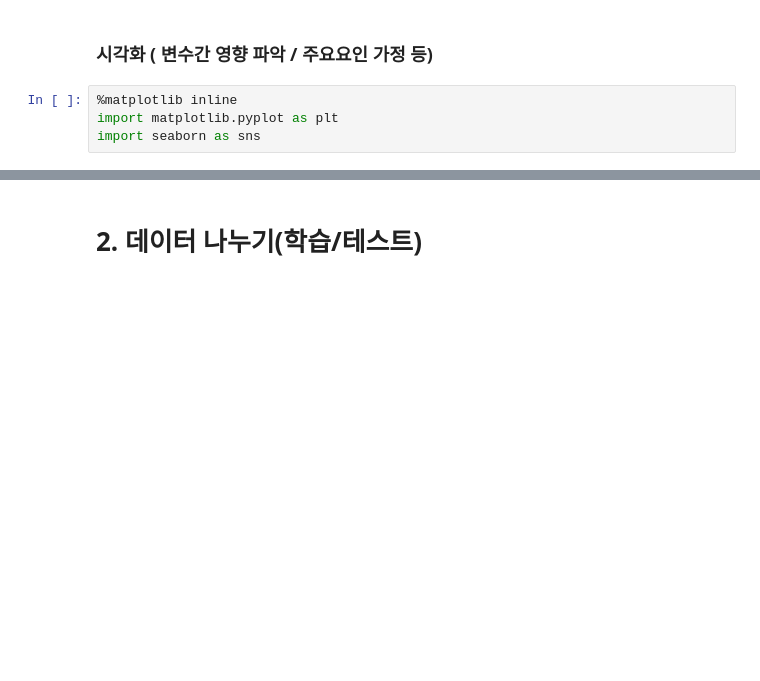
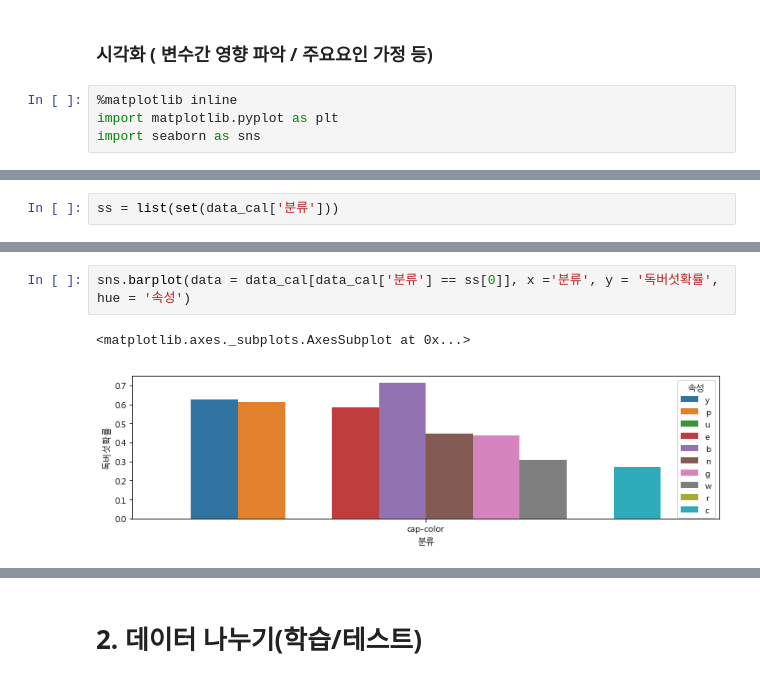
Before and after one commit to namsoojang/Play_with_Data_2nd, a Jupyter notebook: 개인공유/장남수/4강추가-판다스&그래프_머쉬룸분류/Pandas&Randomforest_v2.ipynb, the cells around one changed output, grey strips where cells are left out. Cells and saved outputs as stored; diff of their text form; blank space fills up the shorter version.

```diff
--- a/개인공유/장남수/4강추가-판다스&그래프_머쉬룸분류/Pandas&Randomforest_v2.ipynb
+++ b/개인공유/장남수/4강추가-판다스&그래프_머쉬룸분류/Pandas&Randomforest_v2.ipynb
@@ -125,0 +222,2 @@ data.head()
+# %%
+ss = list(set(data_cal['분류']))
@@ -125,0 +236,5 @@ data.head()
+# %%
+sns.barplot(data = data_cal[data_cal['분류'] == ss[0]], x ='분류', y = '독버섯확률', hue = '속성')
+# %% [output]
+<matplotlib.axes._subplots.AxesSubplot at 0x...>
+[figure, added]
```
Also changed, not shown: parts of 43 cells of this notebook, 1 other file.
